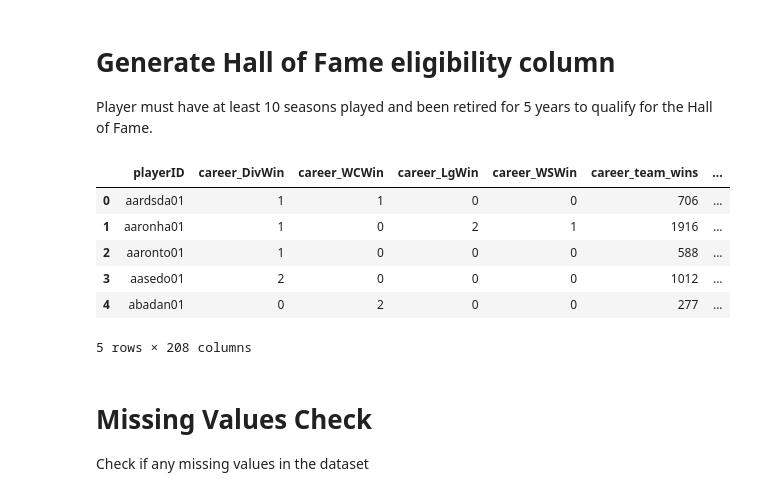
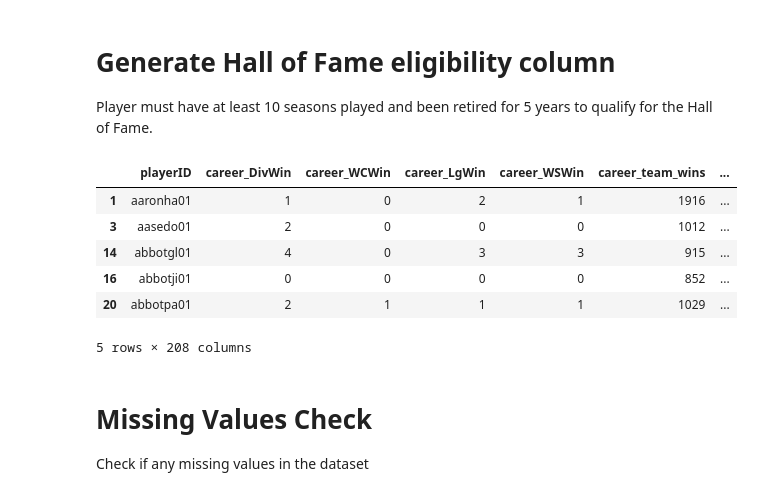
Before and after one commit to INFO-523-SU25/final-project-cortopassi-harville-pelley, a Jupyter notebook: notebooks/hall_of_fame.ipynb, the cells around one changed output. Drawn from its saved outputs; the diff is of its cells as text; code cells hidden in the pictures.

```diff
--- a/notebooks/hall_of_fame.ipynb
+++ b/notebooks/hall_of_fame.ipynb
@@ -183,10 +183,9 @@ career_player_stats = dfs[0]
 for df in dfs[1:]:
     career_player_stats = pd.merge(career_player_stats, df, on="playerID", how="outer")
 
-# fill NaN values with 0
-career_player_stats = career_player_stats.fillna(0)
+career_player_stats = career_player_stats.merge(season_counts, on='playerID', how='left')
 
-career_player_stats = career_player_stats.merge(season_counts, on='playerID', how='left')
+career_player_stats.to_csv("..\data\career_stats_df.csv")
 # %% [markdown]
 # Player Awards Data Cleaning
 
@@ -233,27 +232,25 @@ team_stats_df = career_team_success.merge(career_player_stats, on='playerID', ho
 team_stats_awards_df = team_stats_df.merge(career_awards_players, on='playerID', how='left')
 
 master_df = team_stats_awards_df.merge(people, on='playerID', how='left')
-
-# fill NaN values with 0
-master_df = master_df.fillna(0)
 # %% [markdown]
 # Generate Hall of Fame eligibility column
 
 Player must have at least 10 seasons played and been retired for 5 years to qualify for the Hall of Fame.
 # %%
-# Add hof_eligibility column (binary)
+# add hof_eligibility column (binary)
 master_df['hof_eligibility'] = ((master_df['seasons_played'] >= 10) & (master_df['retired_five'] == 1)).astype(int)
 
-master_df.to_csv("..\data\master_df.csv")
+# only include players that are HOF eligible
+hof_elig_df = master_df[master_df['hof_eligibility']==1]
 
-master_df.head()
+hof_elig_df.head()
 # %% [output]
 |  | playerID | career_DivWin | career_WCWin | career_LgWin | career_WSWin | career_team_wins | ... |
-| 0 | aardsda01 | 1 | 1 | 0 | 0 | 706 | ... |
 | 1 | aaronha01 | 1 | 0 | 2 | 1 | 1916 | ... |
-| 2 | aaronto01 | 1 | 0 | 0 | 0 | 588 | ... |
 | 3 | aasedo01 | 2 | 0 | 0 | 0 | 1012 | ... |
-| 4 | abadan01 | 0 | 2 | 0 | 0 | 277 | ... |
+| 14 | abbotgl01 | 4 | 0 | 3 | 3 | 915 | ... |
+| 16 | abbotji01 | 0 | 0 | 0 | 0 | 852 | ... |
+| 20 | abbotpa01 | 2 | 1 | 1 | 1 | 1029 | ... |
 5 rows × 208 columns
 # %% [markdown]
 # Missing Values Check
```
Also changed, not shown: parts of 7 cells of this notebook, 7 other files.
